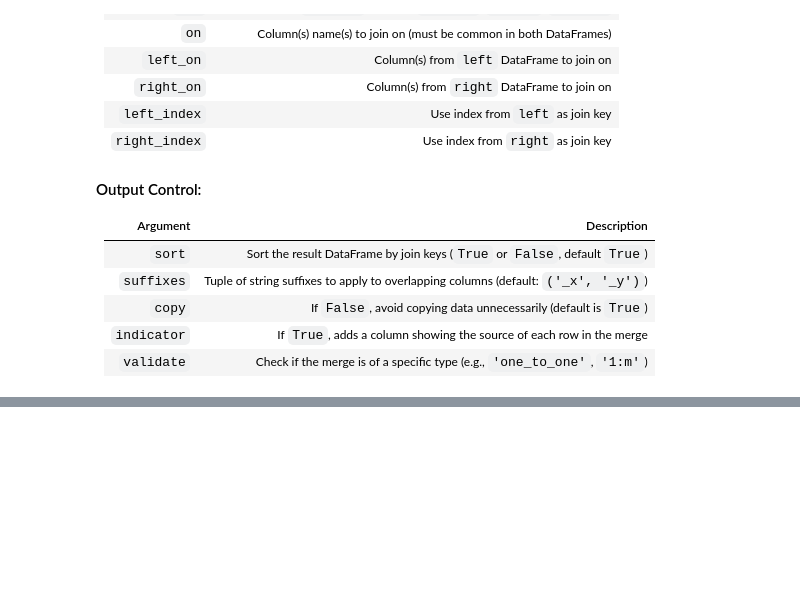
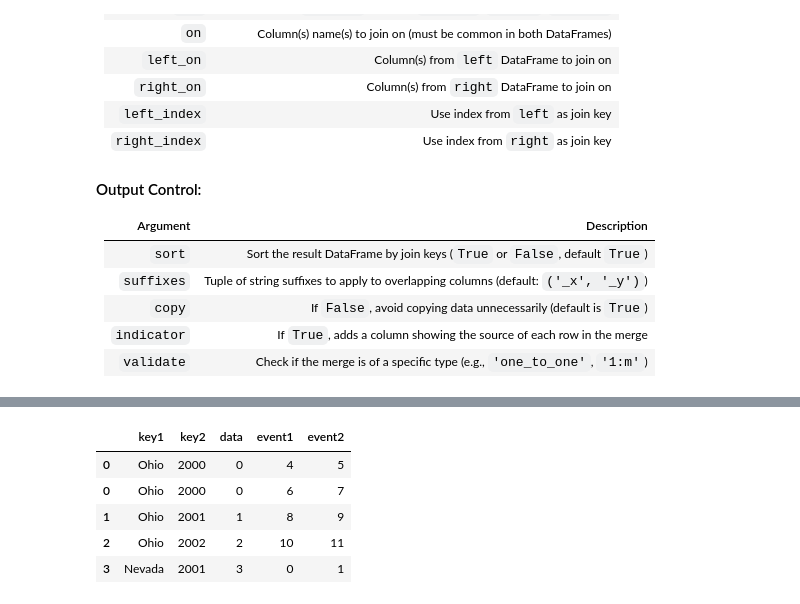
Before and after one commit to f-ckyou/pandas, a Jupyter notebook: pd-8/2_combining_and_merging_datasets.ipynb, the cells around one changed output, grey strips where cells are left out. Cells and saved outputs as stored; diff of their text form; code cells hidden in the pictures; blank space fills up the shorter version.

```diff
--- a/pd-8/2_combining_and_merging_datasets.ipynb
+++ b/pd-8/2_combining_and_merging_datasets.ipynb
@@ -338,0 +416,18 @@ pd.merge(left, right, on="key1", suffixes=("_left", "_right"))
+# %%
+# in this case, you have to indicate multiple columns to merge on as a list
+pd.merge(lefth, righth, left_on=["key1", "key2"], right_index=True)
+
+# why?
+    # the left DataFrame (lefth) uses two separate columns (key1 and key2) to define a logical key.
+    # the right DataFrame (righth) uses a MultiIndex with two levels (e.g., "Ohio" + 2000).
+
+    # To merge these two datasets:
+        # we must align the two levels of the MultiIndex in righth with the two columns in lefth
+        # That's exactly  what left_on=["key1", "key2"] does -- it tells pandas "Treat these two columns together as the key"
+# %% [output]
+|  | key1 | key2 | data | event1 | event2 |
+| 0 | Ohio | 2000 | 0 | 4 | 5 |
+| 0 | Ohio | 2000 | 0 | 6 | 7 |
+| 1 | Ohio | 2001 | 1 | 8 | 9 |
+| 2 | Ohio | 2002 | 2 | 10 | 11 |
+| 3 | Nevada | 2001 | 3 | 0 | 1 |
```
Also changed, not shown: parts of 13 cells of this notebook.
